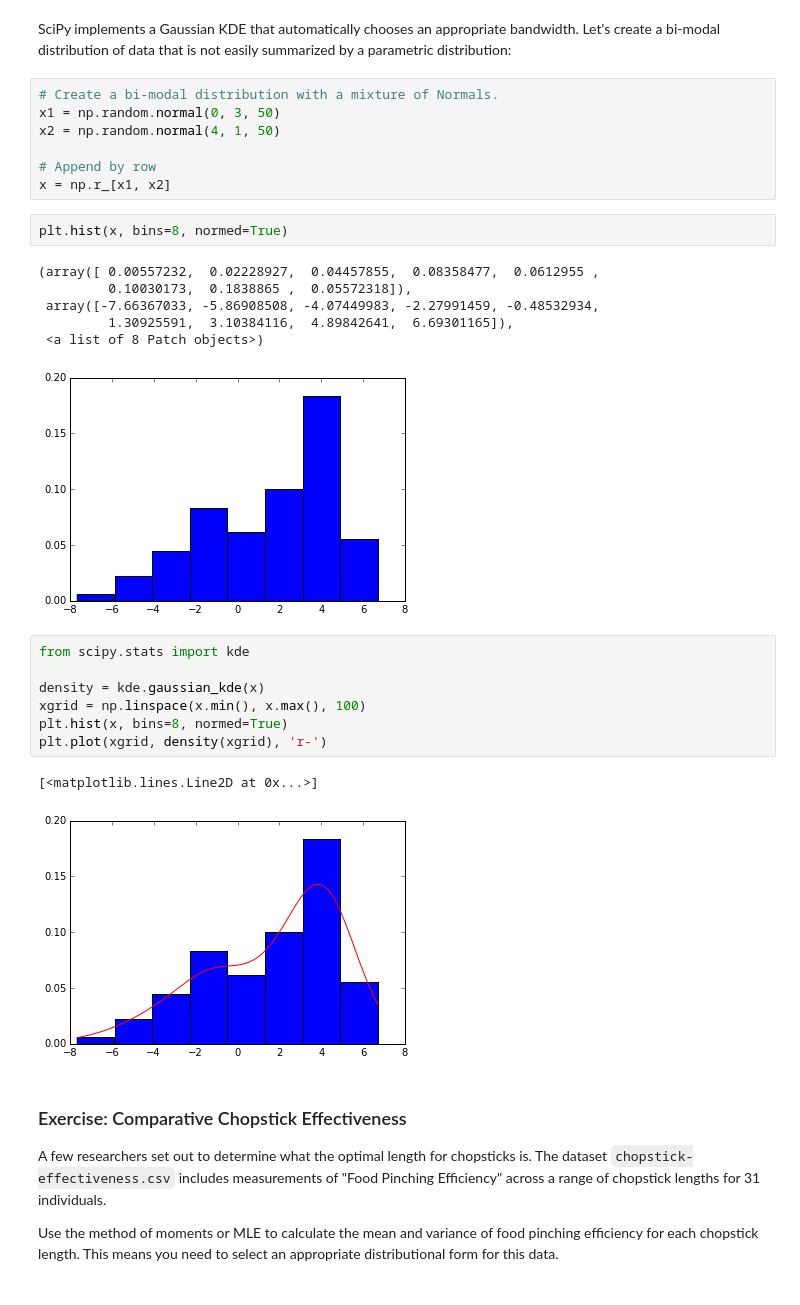
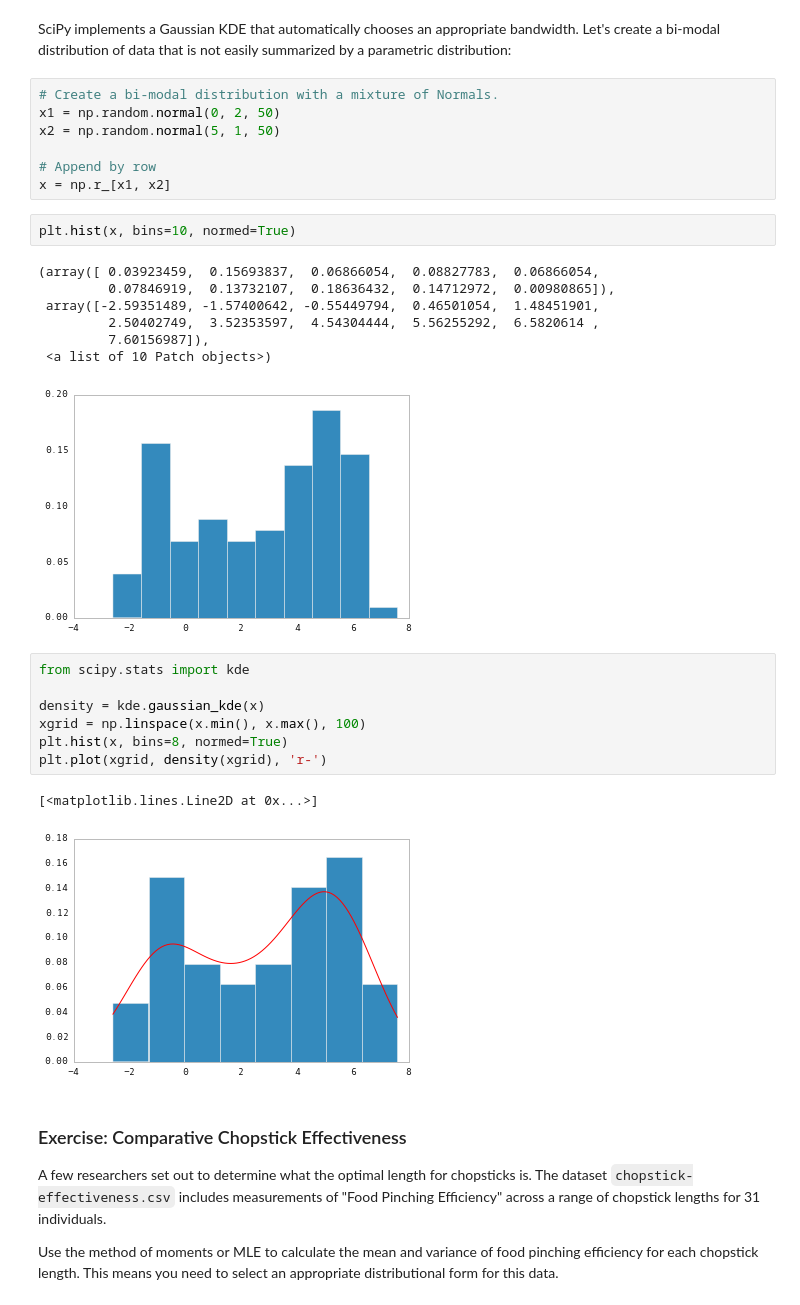
Before and after one commit to fonnesbeck/scipy2015_tutorial, a Jupyter notebook: notebooks/2. Density Estimation.ipynb, the cells around one changed output. Drawn from its saved outputs; the diff is of its cells as text.

```diff
--- a/notebooks/2. Density Estimation.ipynb
+++ b/notebooks/2. Density Estimation.ipynb
@@ -543,20 +526,21 @@ plt.plot(y, np.zeros(len(y)), 'ro', ms=10)
 SciPy implements a Gaussian KDE that automatically chooses an appropriate bandwidth. Let's create a bi-modal distribution of data that is not easily summarized by a parametric distribution:
 # %%
 # Create a bi-modal distribution with a mixture of Normals.
-x1 = np.random.normal(0, 3, 50)
-x2 = np.random.normal(4, 1, 50)
+x1 = np.random.normal(0, 2, 50)
+x2 = np.random.normal(5, 1, 50)
 
 # Append by row
 x = np.r_[x1, x2]
 # %%
-plt.hist(x, bins=8, normed=True)
+plt.hist(x, bins=10, normed=True)
 # %% [output]
-(array([ 0.00557232,  0.02228927,  0.04457855,  0.08358477,  0.0612955 ,
-         0.10030173,  0.1838865 ,  0.05572318]),
- array([-7.66367033, -5.86908508, -4.07449983, -2.27991459, -0.48532934,
-         1.30925591,  3.10384116,  4.89842641,  6.69301165]),
- <a list of 8 Patch objects>)
+(array([ 0.03923459,  0.15693837,  0.06866054,  0.08827783,  0.06866054,
+         0.07846919,  0.13732107,  0.18636432,  0.14712972,  0.00980865]),
+ array([-2.59351489, -1.57400642, -0.55449794,  0.46501054,  1.48451901,
+         2.50402749,  3.52353597,  4.54304444,  5.56255292,  6.5820614 ,
+         7.60156987]),
+ <a list of 10 Patch objects>)
-[figure, old version]
+[figure, new version]
 # %%
 from scipy.stats import kde
 
@@ -566,7 +550,7 @@ plt.hist(x, bins=8, normed=True)
 plt.plot(xgrid, density(xgrid), 'r-')
 # %% [output]
 [<matplotlib.lines.Line2D at 0x...>]
-[figure, old version]
+[figure, new version]
 # %% [markdown]
 ### Exercise: Comparative Chopstick Effectiveness
 
```
Also changed, not shown: parts of 18 cells of this notebook, 1 other file.
